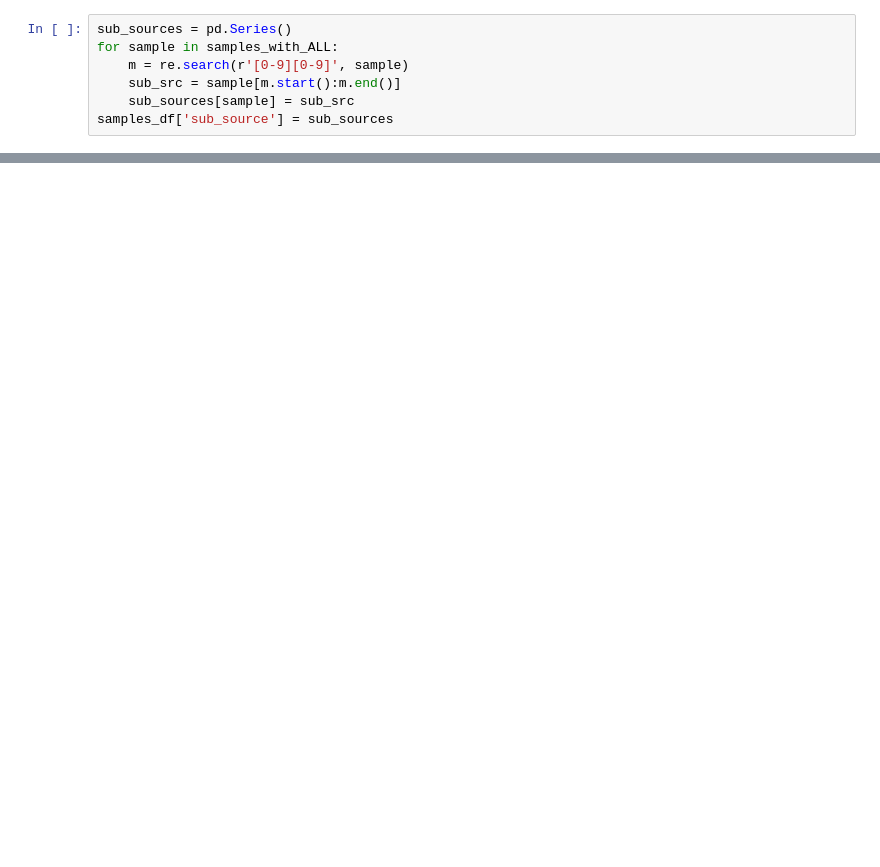
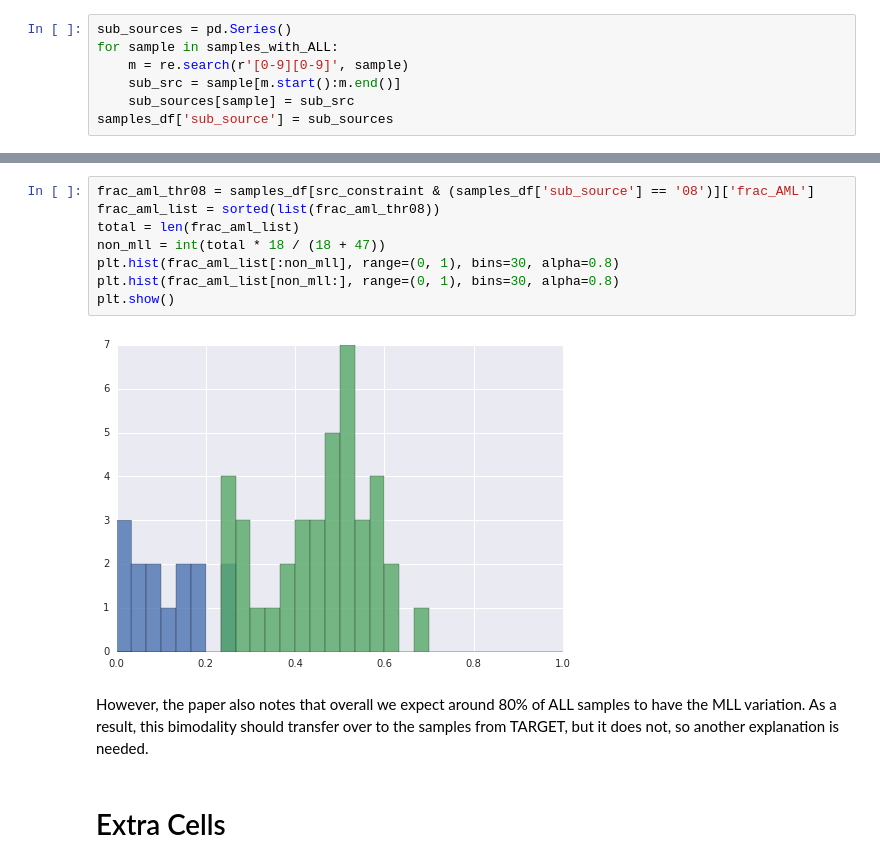
Before and after one commit to KellerJordan/TURG-Research, a Jupyter notebook: THR-Exploration.ipynb, the cells around one changed output, grey strips where cells are left out. Drawn from its saved outputs; the diff is of its cells as text; blank space fills up the shorter version.

```diff
--- a/THR-Exploration.ipynb
+++ b/THR-Exploration.ipynb
@@ -145,0 +234,14 @@ plt.show()
+# %%
+frac_aml_thr08 = samples_df[src_constraint & (samples_df['sub_source'] == '08')]['frac_AML']
+frac_aml_list = sorted(list(frac_aml_thr08))
+total = len(frac_aml_list)
+non_mll = int(total * 18 / (18 + 47))
+plt.hist(frac_aml_list[:non_mll], range=(0, 1), bins=30, alpha=0.8)
+plt.hist(frac_aml_list[non_mll:], range=(0, 1), bins=30, alpha=0.8)
+plt.show()
+# %% [output]
+[figure, added]
+# %% [markdown]
+However, the paper also notes that overall we expect around 80% of ALL samples to have the MLL variation. As a result, this bimodality should transfer over to the samples from TARGET, but it does not, so another explanation is needed.
+# %% [markdown]
+# Extra Cells
```
Also changed, not shown: parts of 12 cells of this notebook, 2 other files.
